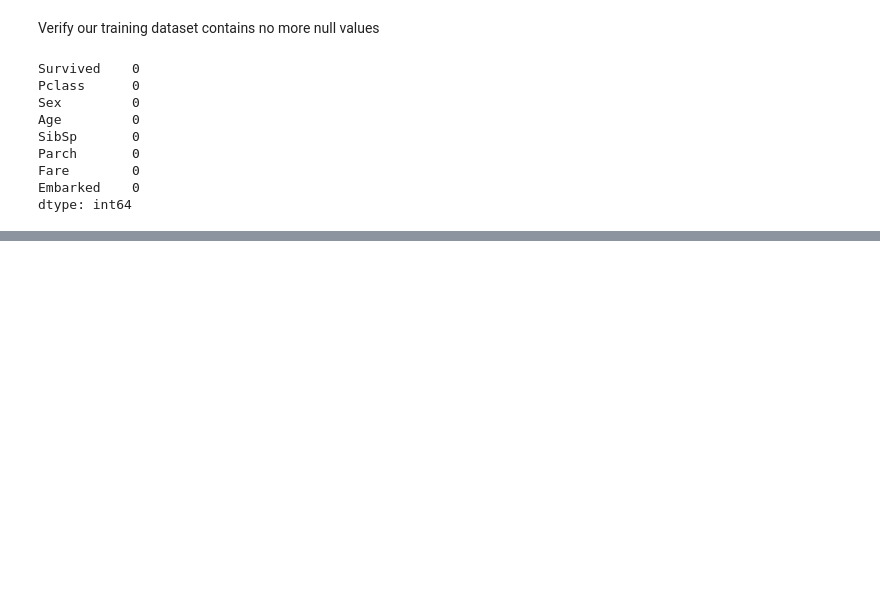
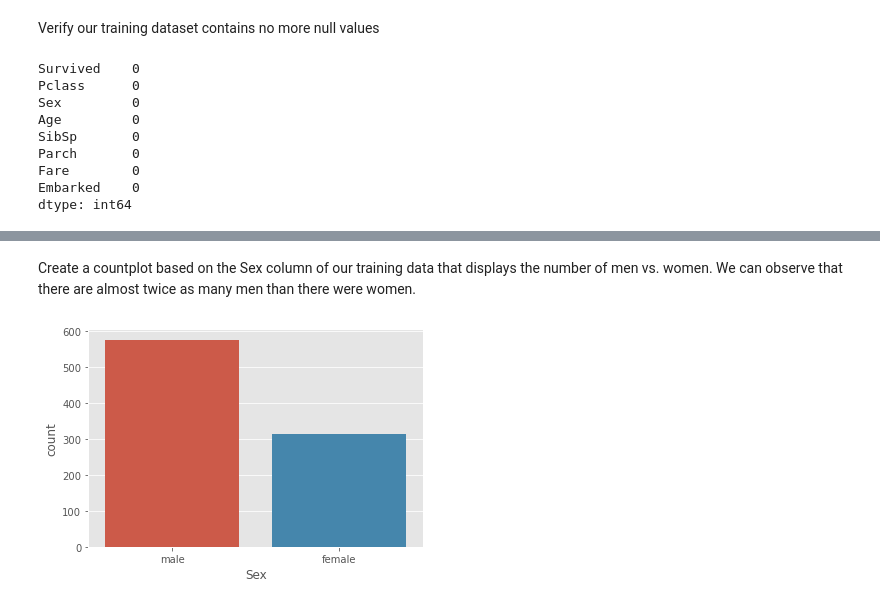
Before and after one commit to mwiginton/python-machine-learning-samples, a Jupyter notebook: logistic_regression_titanic_sample.ipynb, the cells around one changed output, grey strips where cells are left out. Drawn from its saved outputs; the diff is of its cells as text; code cells hidden in the pictures; blank space fills up the shorter version.

```diff
--- a/logistic_regression_titanic_sample.ipynb
+++ b/logistic_regression_titanic_sample.ipynb
@@ -189,0 +321,6 @@ dtype: int64
+# %% [markdown]
+Create a countplot based on the Sex column of our training data that displays the number of men vs. women. We can observe that there are almost twice as many men than there were women.
+# %%
+ax = sns.countplot(x="Sex", data=train_copy)
+# %% [output]
+[figure, added]
```
Also changed, not shown: parts of 51 cells of this notebook.
